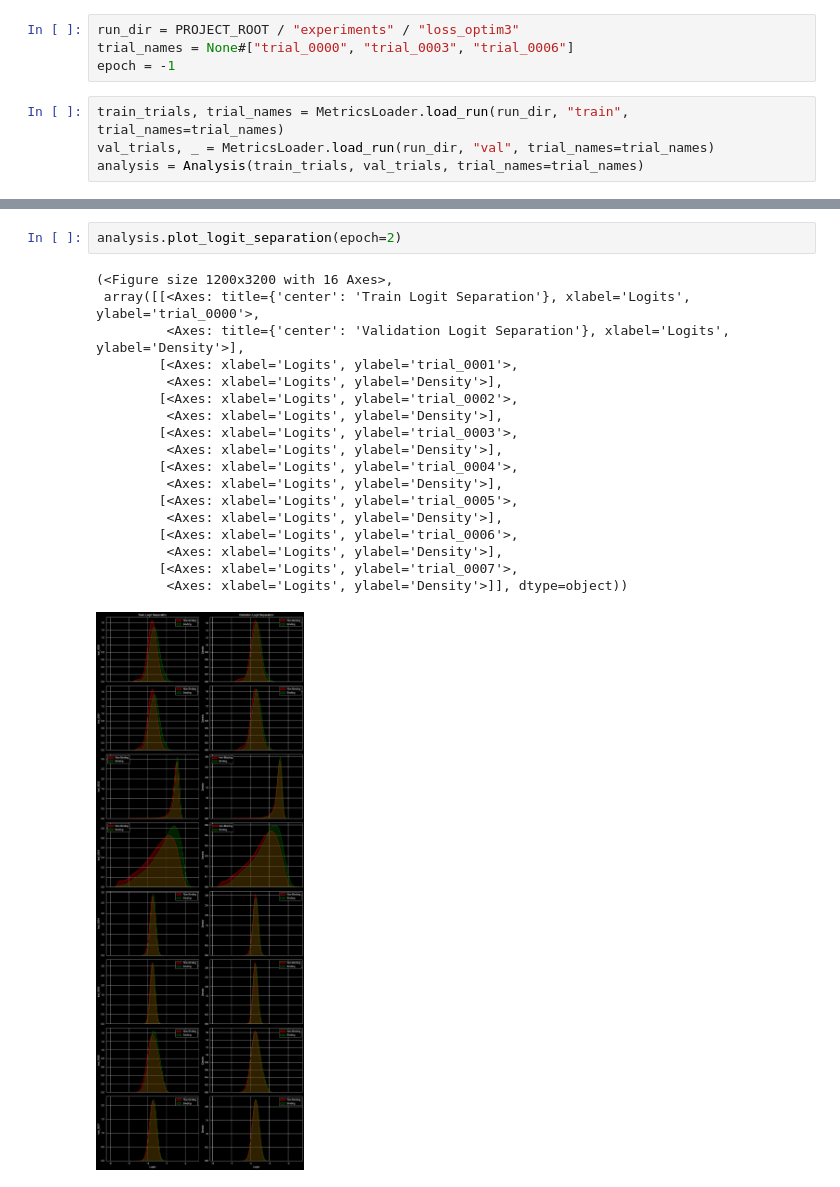
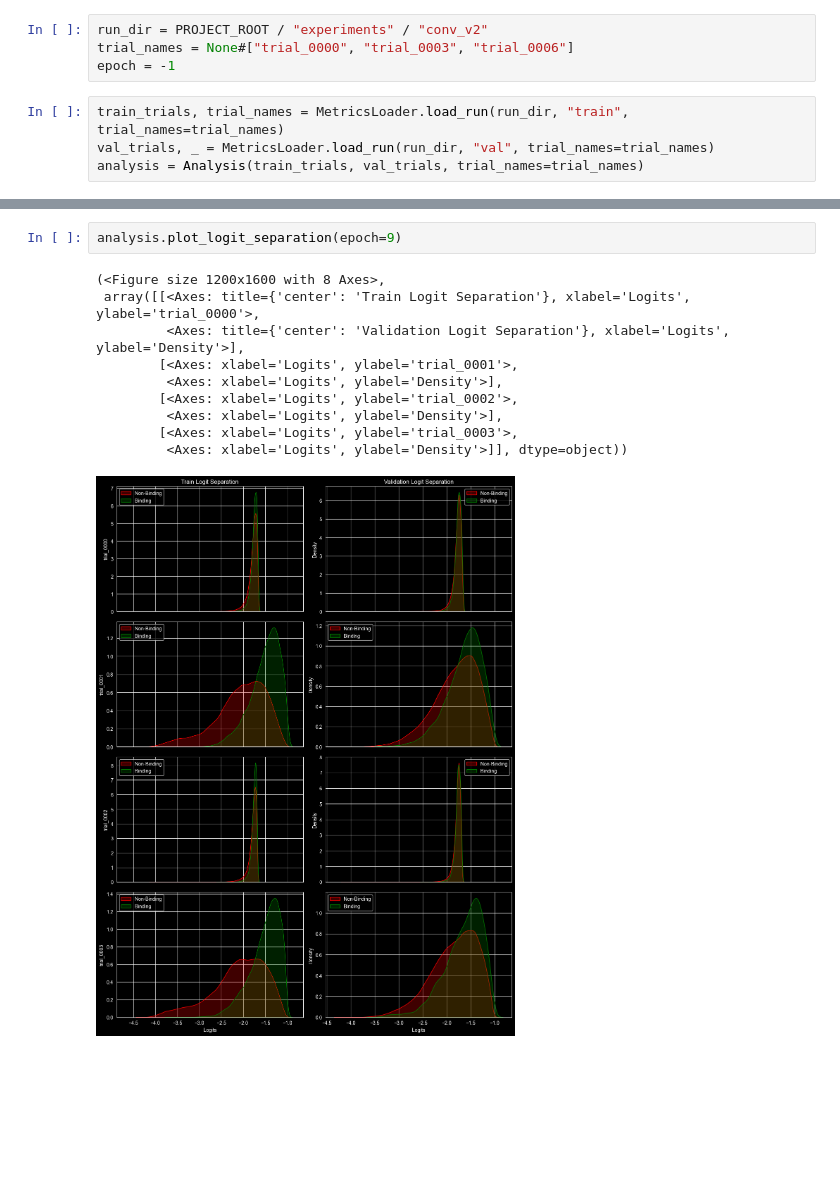
Before and after one commit to cott435/bioml, a Jupyter notebook: scripts/test_main_multi.ipynb, the cells around one changed output, grey strips where cells are left out. Saved outputs shown, nothing was run; the diff lists cells and outputs as text; blank space fills up the shorter version.

```diff
--- a/scripts/test_main_multi.ipynb
+++ b/scripts/test_main_multi.ipynb
@@ -10,7 +10,7 @@ sys.path.insert(0, str(PROJECT_ROOT))
 from testing.analyze import Analysis
 from testing.model_test import MetricsLoader
 # %%
-run_dir = PROJECT_ROOT / "experiments" / "loss_optim3"
+run_dir = PROJECT_ROOT / "experiments" / "conv_v2"
 trial_names = None#["trial_0000", "trial_0003", "trial_0006"]
 epoch = -1
 # %%
@@ -70,21 +49,13 @@ analysis.plot_logit_separation(epoch=1)
 # %%
-analysis.plot_logit_separation(epoch=2)
+analysis.plot_logit_separation(epoch=9)
 # %% [output]
-(<Figure size 1200x3200 with 16 Axes>,
+(<Figure size 1200x1600 with 8 Axes>,
  array([[<Axes: title={'center': 'Train Logit Separation'}, xlabel='Logits', ylabel='trial_0000'>,
          <Axes: title={'center': 'Validation Logit Separation'}, xlabel='Logits', ylabel='Density'>],
         [<Axes: xlabel='Logits', ylabel='trial_0001'>,
          <Axes: xlabel='Logits', ylabel='Density'>],
         [<Axes: xlabel='Logits', ylabel='trial_0002'>,
          <Axes: xlabel='Logits', ylabel='Density'>],
         [<Axes: xlabel='Logits', ylabel='trial_0003'>,
-         <Axes: xlabel='Logits', ylabel='Density'>],
-        [<Axes: xlabel='Logits', ylabel='trial_0004'>,
-         <Axes: xlabel='Logits', ylabel='Density'>],
-        [<Axes: xlabel='Logits', ylabel='trial_0005'>,
-         <Axes: xlabel='Logits', ylabel='Density'>],
-        [<Axes: xlabel='Logits', ylabel='trial_0006'>,
-         <Axes: xlabel='Logits', ylabel='Density'>],
-        [<Axes: xlabel='Logits', ylabel='trial_0007'>,
          <Axes: xlabel='Logits', ylabel='Density'>]], dtype=object))
-[figure, old version]
+[figure, new version]
```
Also changed, not shown: parts of 3 cells of this notebook, 9 other files.
